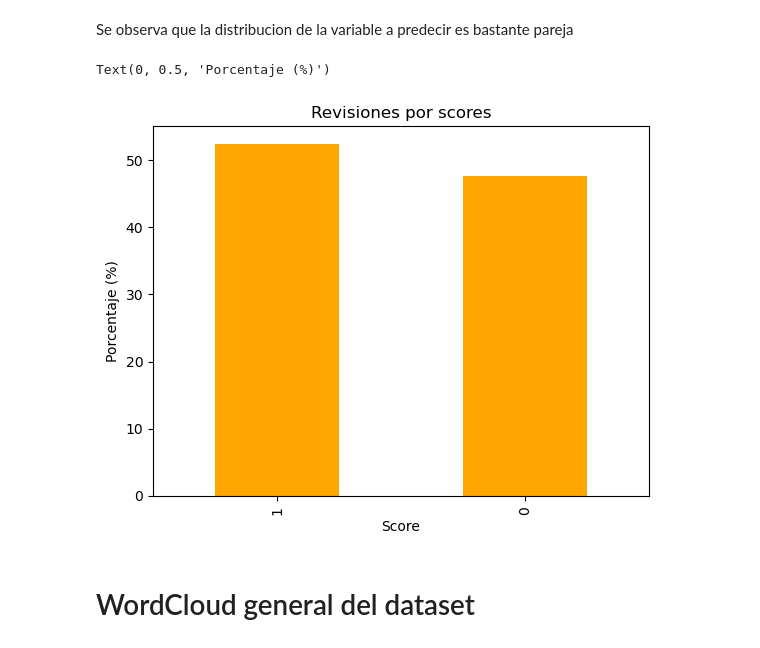
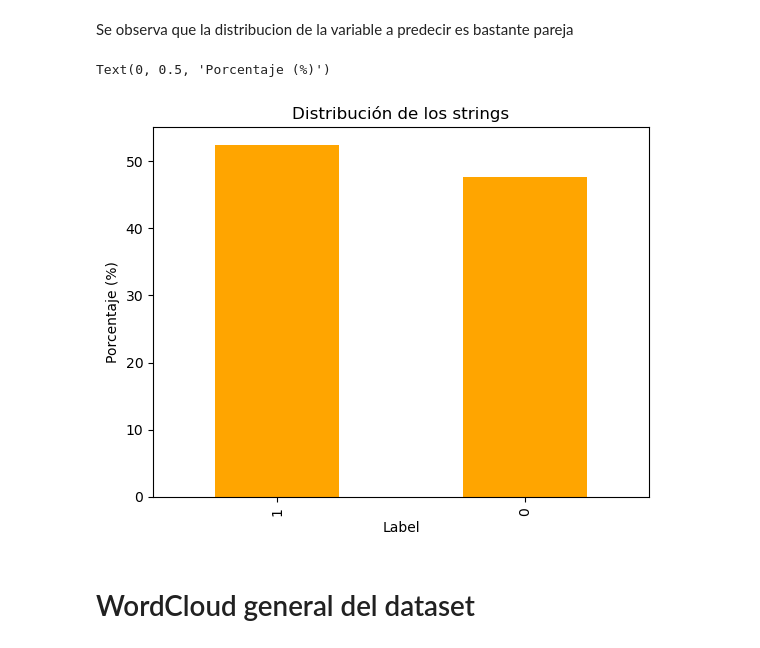
Before and after one commit to valemicolgarcia/Stress-Detection, a Jupyter notebook: nlp.ipynb, the cells around one changed output. Saved outputs shown, nothing was run; the diff lists cells and outputs as text; code cells hidden in the pictures.

```diff
--- a/nlp.ipynb
+++ b/nlp.ipynb
@@ -118,12 +118,12 @@ Name: label, dtype: float64
 Se observa que la distribucion de la variable a predecir es bastante pareja
 # %%
 percent_val.plot.bar(color='orange')
-plt.title('Revisiones por scores')
-plt.xlabel('Score')
+plt.title('Distribución de los strings')
+plt.xlabel('Label')
 plt.ylabel('Porcentaje (%)')
 # %% [output]
 Text(0, 0.5, 'Porcentaje (%)')
-[figure, old version]
+[figure, new version]
 # %% [markdown]
 # WordCloud general del dataset
 # %%
```
Also changed, not shown: parts of 1 cell of this notebook.
